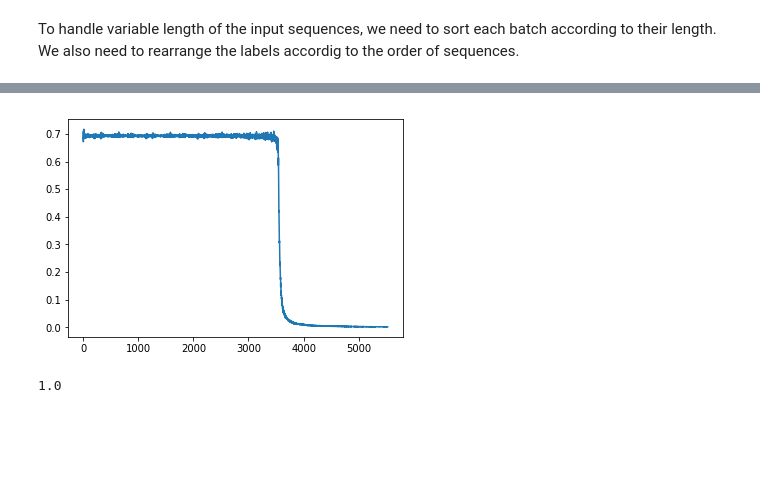
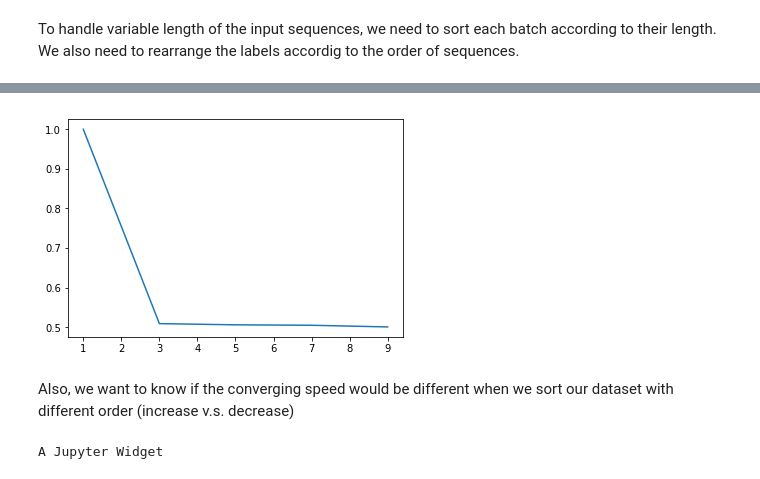
Before and after one commit to Adoni/DL-Playground, a Jupyter notebook: LSTM4XOR.ipynb, the cells around one changed output, grey strips where cells are left out. Drawn from its saved outputs; the diff is of its cells as text; code cells hidden in the pictures; blank space fills up the shorter version.

```diff
--- a/LSTM4XOR.ipynb
+++ b/LSTM4XOR.ipynb
@@ -53,0 +73,5 @@ X_train, X_valid, y_train, y_valid = train_test_split(X_train_valid, y_train_val
+# %%
+fixed_dataset = generate_dataset(
+    100000, [50], [0.6, 0.2, 0.2], random_state)
+var_dataset = generate_dataset(
+    100000, list(range(1,51)), [0.6, 0.2, 0.2], random_state)
@@ -161,15 +195,0 @@ def sort_and_padding(sequences,labels,use_cuda):
-# %%
-emb_dim=5
-hidden_size=10
-use_cuda=False
-MAX_ITER=11
-lr=0.001
-losses=[]
-best_loss=10000000
-valid_every=100
-idx=0
-batch_size=64
-lstm_train_dataset=XOR_Dataset(X_train,y_train)
-lstm=LSTM_CLF(emb_dim,hidden_size,use_cuda)
-optimizer = optim.Adam(lstm.parameters(), lr=lr)
-criteria=nn.CrossEntropyLoss()
@@ -207,0 +315,10 @@ A Jupyter Widget
+# %%
+use_cuda = True
+lstm = LSTM_CLF(emb_dim=5, hidden_size=5, layer_number=1, use_cuda=use_cuda)
+optimizer = optim.Adam(lstm.parameters(), lr=0.001)
+accuracy, losses, _ = train_lstm(
+    lstm,
+    fixed_dataset,
+    optimizer,
+    batch_size=64,
+    use_cuda=use_cuda)
@@ -207,0 +344,11 @@ A Jupyter Widget
+# %%
+accuracy_wrt_min_length=[]
+lenth_range=list(range(1, 10, 2))
+for min_length in tqdm(lenth_range):
+    dataset = generate_dataset(100000, list(range(min_length, 51)),
+                                   [0.6, 0.2, 0.2], random_state)
+    use_cuda=True
+    lstm = LSTM_CLF(emb_dim=5, hidden_size=5,  layer_number=1, use_cuda=use_cuda)
+    optimizer = optim.Adam(lstm.parameters(), lr=0.001)
+    accuracy,losses,_=train_lstm(lstm, dataset, optimizer, batch_size=64, use_cuda=use_cuda, use_tqdm=False)
+    accuracy_wrt_min_length.append(max(accuracy[2]))
@@ -208,5 +362,5 @@ A Jupyter Widget
 # %%
-plt.plot(losses)
+plt.plot(lenth_range, accuracy_wrt_min_length)
 plt.show()
 # %% [output]
-[figure, old version]
+[figure, new version]
@@ -217,4 +367,31 @@ final_layer=lstm(sequences,lengths)
-# %%
-print(test_lstm(lstm,X_test,y_test,use_cuda))
-# %% [output]
-1.0
+# %% [markdown]
+Also, we want to know if the converging speed would be different when we sort our dataset with different order (increase v.s. decrease)
+# %%
+var_dataset = generate_dataset(100000, list(range(1, 51)), [0.6, 0.2, 0.2],
+                               random_state)
+
+dataset = dict()
+dataset['original'] = var_dataset
+dataset['increase'] = (sorted(var_dataset[0], key=len), var_dataset[1],
+                       var_dataset[2])
+dataset['decrease'] = (sorted(var_dataset[0], key=len, reverse=True),
+                       var_dataset[1], var_dataset[2])
+use_cuda = True
+
+keys = ['original', 'increase', 'decrease']
+results = []
+for key in keys:
+    lstm = LSTM_CLF(
+        emb_dim=5, hidden_size=5, layer_number=1, use_cuda=use_cuda)
+    optimizer = optim.Adam(lstm.parameters(), lr=0.001)
+    accuracy, losses, _ = train_lstm(
+        lstm,
+        dataset[key],
+        optimizer,
+        batch_size=64,
+        use_cuda=use_cuda,
+        use_tqdm=True,
+        shuffle=False)
+    results.append([accuracy, losses])
+# %% [output]
+A Jupyter Widget
```
Also changed, not shown: parts of 47 cells of this notebook, 2 other files.
